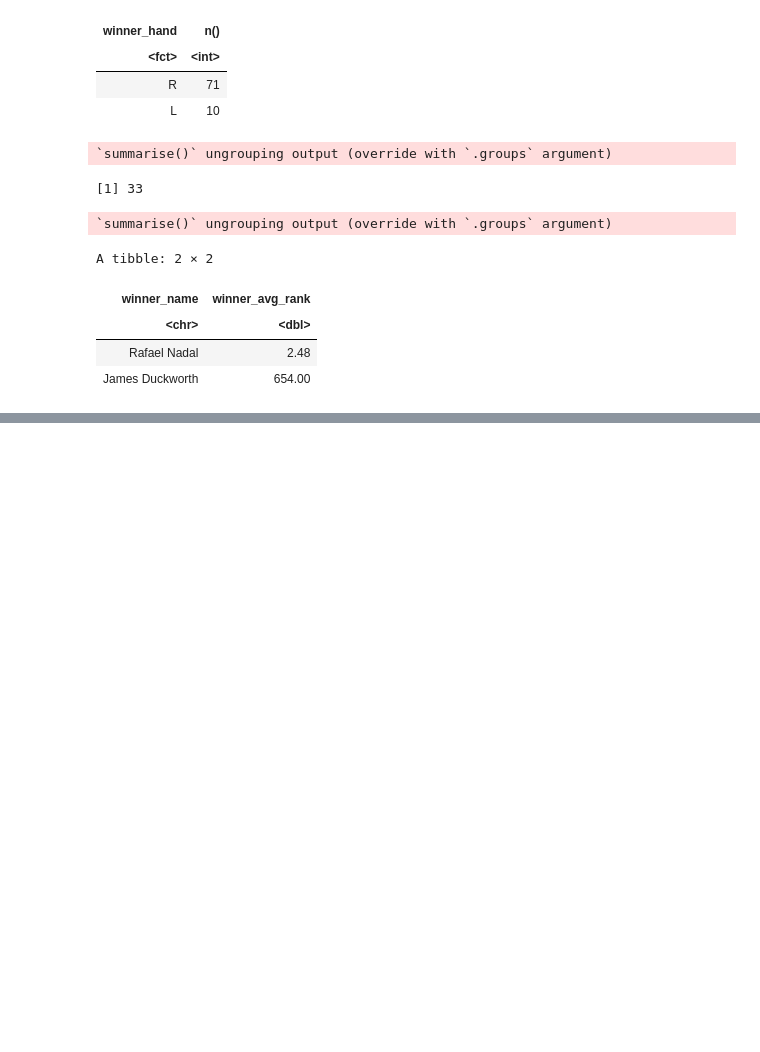
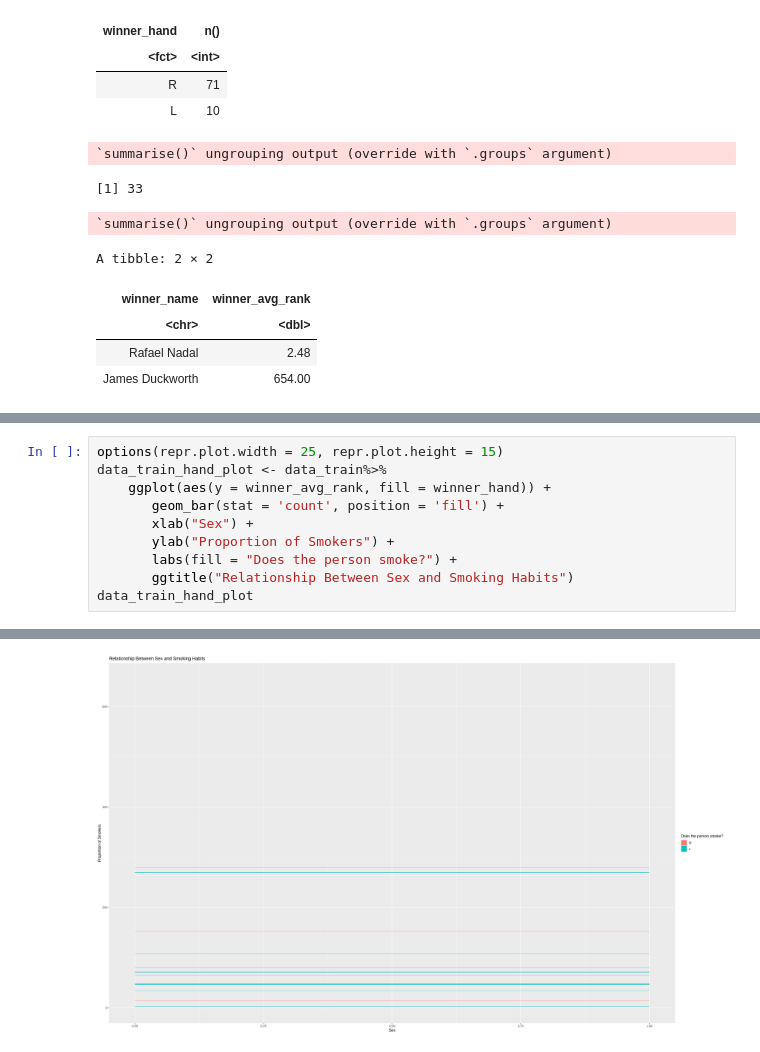
Before and after one commit to kimtanpalanca/dsci_group_15, a Jupyter notebook: group_project.ipynb, the cells around one changed output, grey strips where cells are left out. Cells and saved outputs as stored; diff of their text form; blank space fills up the shorter version.

```diff
--- a/group_project.ipynb
+++ b/group_project.ipynb
@@ -195,0 +219,11 @@ data_train_scatterplot
+# %%
+options(repr.plot.width = 25, repr.plot.height = 15)
+data_train_hand_plot <- data_train%>%
+    ggplot(aes(y = winner_avg_rank, fill = winner_hand)) +
+       geom_bar(stat = 'count', position = 'fill') +
+       xlab("Sex") +
+       ylab("Proportion of Smokers") +
+       labs(fill = "Does the person smoke?") +
+       ggtitle("Relationship Between Sex and Smoking Habits")
+data_train_hand_plot
+# %% [output]
@@ -195,0 +232 @@ data_train_scatterplot
+[figure, added]
```
Also changed, not shown: parts of 5 cells of this notebook.
